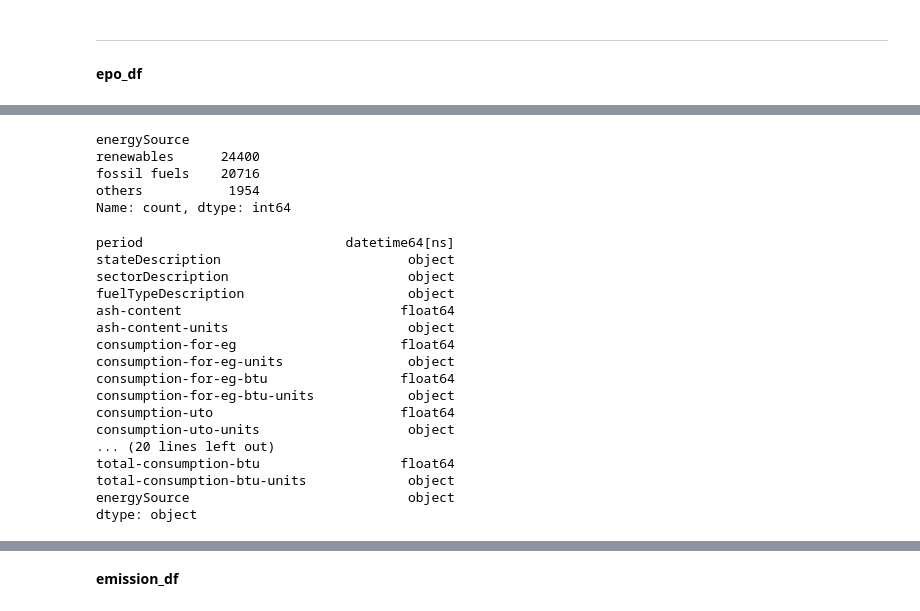
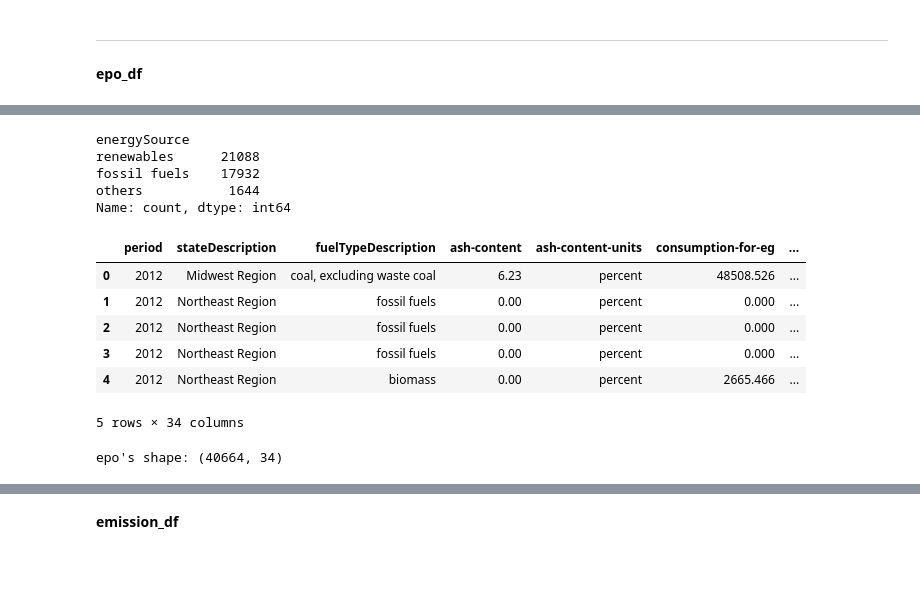
Before and after one commit to 123noob1/gwu-bootcamp-proj-4, a Jupyter notebook: website/jupyter/etl.ipynb, the cells around one changed output, grey strips where cells are left out. Drawn from its saved outputs; the diff is of its cells as text; code cells hidden in the pictures; blank space fills up the shorter version.

Commit message:
updated etl for further cleaning and data output

```diff
--- a/website/jupyter/etl.ipynb
+++ b/website/jupyter/etl.ipynb
@@ -168,10 +177,7 @@ emission_cleaned_df = emission_raw_df.copy()
 ---
 **epo_df**
 # %%
-# Drop 'location', 'stateDescription', 'sectorid', 'sectorDescription', 'fueltypeid', 'consumption-for-eg', 'consumption-for-eg-units'
-# 'consumption-uto', 'consumption-uto-units', 'cost', 'cost-units', 'receipts', 'receipts-units', 'total-consumption', 'total-consumption-units'
-# 'stocks-units', 'stocks'
-# columns from epo_cleaned_dfabs
-epo_cleaned_df = epo_cleaned_df.drop(['location', 'sectorid', 'fueltypeid'], axis = 1)
+# Drop 'location', 'sectorid', 'fueltypeid', 'sectorDescription' columns from epo_cleaned_dfabs
+epo_cleaned_df = epo_cleaned_df.drop(['location', 'sectorid', 'fueltypeid', 'sectorDescription'], axis = 1)
 print(epo_cleaned_df.columns)
 # %% [output]
@@ -216,7 +221,29 @@ epo_cleaned_df = epo_cleaned_df[
     ])
 ]
 
-# Remove all rows where stateDescription contains 'U.S. Total'
+# Remove all rows where stateDescription contains 'U.S. Total', 'West North Central', 'West South Central', 'Pacific Noncontiguous',
+# 'South Atlantic', 'Pacific', 'Pacific Contiguous', 'Puerto Rico'
 epo_cleaned_df = epo_cleaned_df[
-    ~epo_cleaned_df['stateDescription'].isin(['U.S. Total'])
+    ~epo_cleaned_df['stateDescription'].isin([
+        'U.S. Total', 'West North Central', 'West South Central', 'Pacific Noncontiguous',
+        'South Atlantic', 'Pacific', 'Pacific Contiguous', 'Puerto Rico'
+    ])
 ]
+# %%
+# Create bin for stateDescription and put them into regional instead of state-wise for labeling
+west_reg = ['Alaska', 'California', 'Colorado', 'Hawaii', 'Idaho', 'Montana', 'Nevada', 'Oregon', 'Utah', 'Washington', 'Wyoming']
+southwest_reg = ['Arizona', 'New Mexico', 'Oklahoma', 'Texas']
+midwest_reg = ['Illinois', 'Indiana', 'Iowa', 'Kansas', 'Michigan', 'Minnesota', 'Missouri', 'Nebraska', 'North Dakota', 'Ohio', 'South Dakota', 'Wisconsin']
+southeast_reg = ['Alabama', 'Arkansas', 'Florida', 'Georgia', 'Kentucky', 'Louisiana', 'Mississippi', 'North Carolina', 'South Carolina', 'Tennessee', 'Virginia', 'West Virginia']
+northeast_reg = [state for state in epo_cleaned_df['stateDescription'].value_counts().index \
+                     if (state not in west_reg) and
+                     (state not in southwest_reg) and
+                     (state not in midwest_reg) and
+                     (state not in southeast_reg)
+                ]
+
+epo_cleaned_df = category_bin(epo_cleaned_df, 'stateDescription', west_reg, 'West Region')
+epo_cleaned_df = category_bin(epo_cleaned_df, 'stateDescription', southwest_reg, 'Southwest Region')
+epo_cleaned_df = category_bin(epo_cleaned_df, 'stateDescription', midwest_reg, 'Midwest Region')
+epo_cleaned_df = category_bin(epo_cleaned_df, 'stateDescription', southeast_reg, 'Southeast Region')
+epo_cleaned_df = category_bin(epo_cleaned_df, 'stateDescription', northeast_reg, 'Northeast Region')
@@ -247,9 +285,9 @@ epo_cleaned_df = category_bin(epo_cleaned_df, 'fuelTypeDescription', epo_oth_sou
 epo_cleaned_df['energySource'].value_counts()
 # %% [output]
 energySource
-renewables      24400
-fossil fuels    20716
-others           1954
+renewables      21088
+fossil fuels    17932
+others           1644
 Name: count, dtype: int64
 # %%
 # Fill in NaN columns as 0 then set these columns as float
@@ -272,21 +307,13 @@ epo_cleaned_df['period'] = pd.to_datetime(epo_cleaned_df['period'], format='%Y')
-# %%
-# Check the column types
-epo_cleaned_df.dtypes
-# %% [output]
-period                          datetime64[ns]
-stateDescription                        object
-sectorDescription                       object
-fuelTypeDescription                     object
-ash-content                            float64
-ash-content-units                       object
-consumption-for-eg                     float64
-consumption-for-eg-units                object
-consumption-for-eg-btu                 float64
-consumption-for-eg-btu-units            object
-consumption-uto                        float64
-consumption-uto-units                   object
-... (20 lines left out)
-total-consumption-btu                  float64
-total-consumption-btu-units             object
-energySource                            object
-dtype: object
+# %%
+# Review the cleaned DF before additional cleaning
+display(epo_cleaned_df.head())
+print('epo\'s shape:', epo_cleaned_df.shape)
+# %% [output]
+|  | period | stateDescription | fuelTypeDescription | ash-content | ash-content-units | consumption-for-eg | ... |
+| 0 | 2012 | Midwest Region | coal, excluding waste coal | 6.23 | percent | 48508.526 | ... |
+| 1 | 2012 | Northeast Region | fossil fuels | 0.00 | percent | 0.000 | ... |
+| 2 | 2012 | Northeast Region | fossil fuels | 0.00 | percent | 0.000 | ... |
+| 3 | 2012 | Northeast Region | fossil fuels | 0.00 | percent | 0.000 | ... |
+| 4 | 2012 | Northeast Region | biomass | 0.00 | percent | 2665.466 | ... |
+5 rows × 34 columns
+epo's shape: (40664, 34)
```
Also changed, not shown: parts of 26 cells of this notebook, 4 other files.
